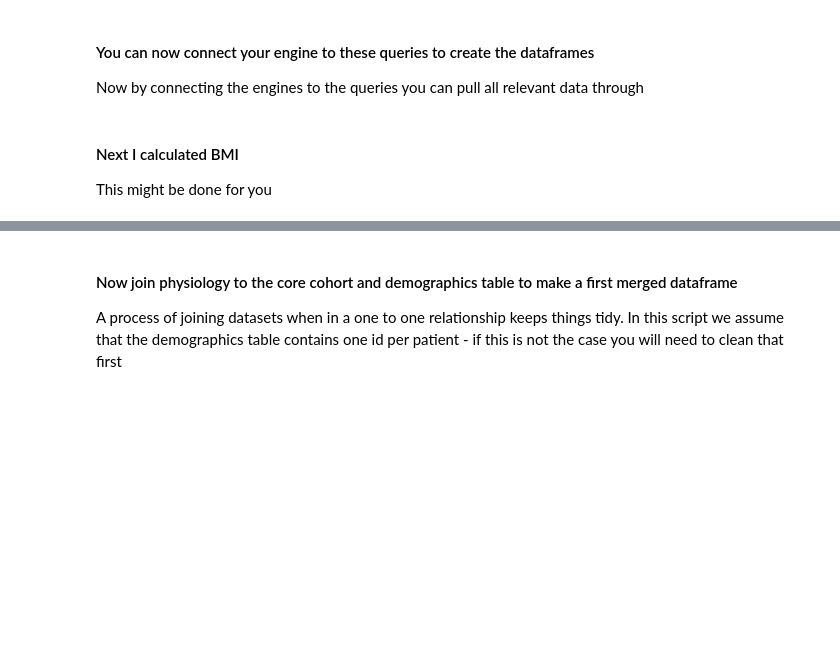
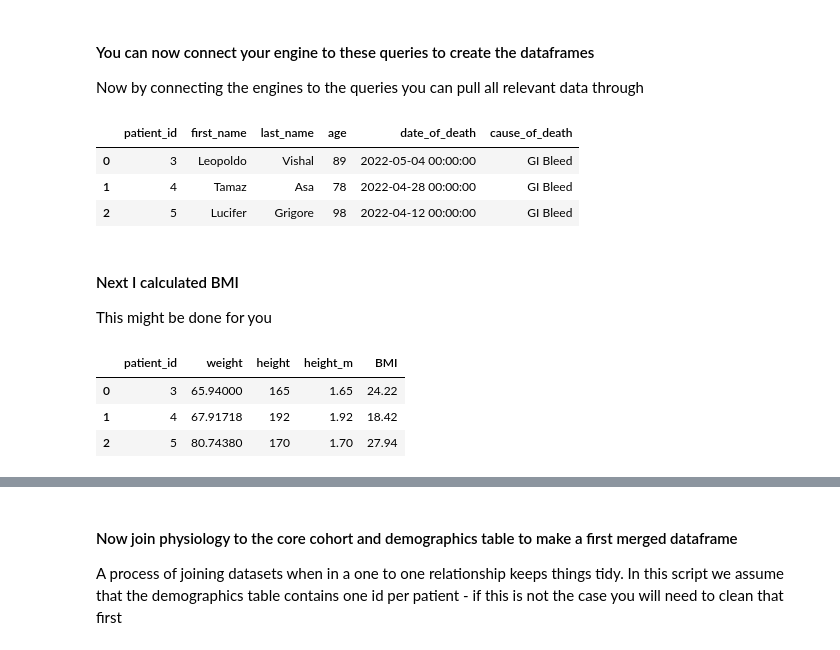
Before and after one commit to MattStammers/Life_Death_Python, a Jupyter notebook: Learning_From_Death/Learning_From_Death.ipynb, the cells around one changed output, grey strips where cells are left out. Cells and saved outputs as stored; diff of their text form; code cells hidden in the pictures; blank space fills up the shorter version.

```diff
--- a/Learning_From_Death/Learning_From_Death.ipynb
+++ b/Learning_From_Death/Learning_From_Death.ipynb
@@ -203,3 +251,10 @@ df_physiology = pd.read_sql_query(Physiology_Query, engine)
+# %%
+df_demographics
+# %% [output]
+|  | patient_id | first_name | last_name | age | date_of_death | cause_of_death |
+| 0 | 3 | Leopoldo | Vishal | 89 | 2022-05-04 00:00:00 | GI Bleed |
+| 1 | 4 | Tamaz | Asa | 78 | 2022-04-28 00:00:00 | GI Bleed |
+| 2 | 5 | Lucifer | Grigore | 98 | 2022-04-12 00:00:00 | GI Bleed |
 # %% [markdown]
 #### Next I calculated BMI
 
@@ -229,0 +290,7 @@ df_bmi['BMI'] = round(df_bmi['MEAN_WEIGHT']/(df_bmi['MEAN_HEIGHT_M'])**2,2)
+# %%
+df_bmi
+# %% [output]
+|  | patient_id | weight | height | height_m | BMI |
+| 0 | 3 | 65.94000 | 165 | 1.65 | 24.22 |
+| 1 | 4 | 67.91718 | 192 | 1.92 | 18.42 |
+| 2 | 5 | 80.74380 | 170 | 1.70 | 27.94 |
```
Also changed, not shown: parts of 19 cells of this notebook, 10 other files.
